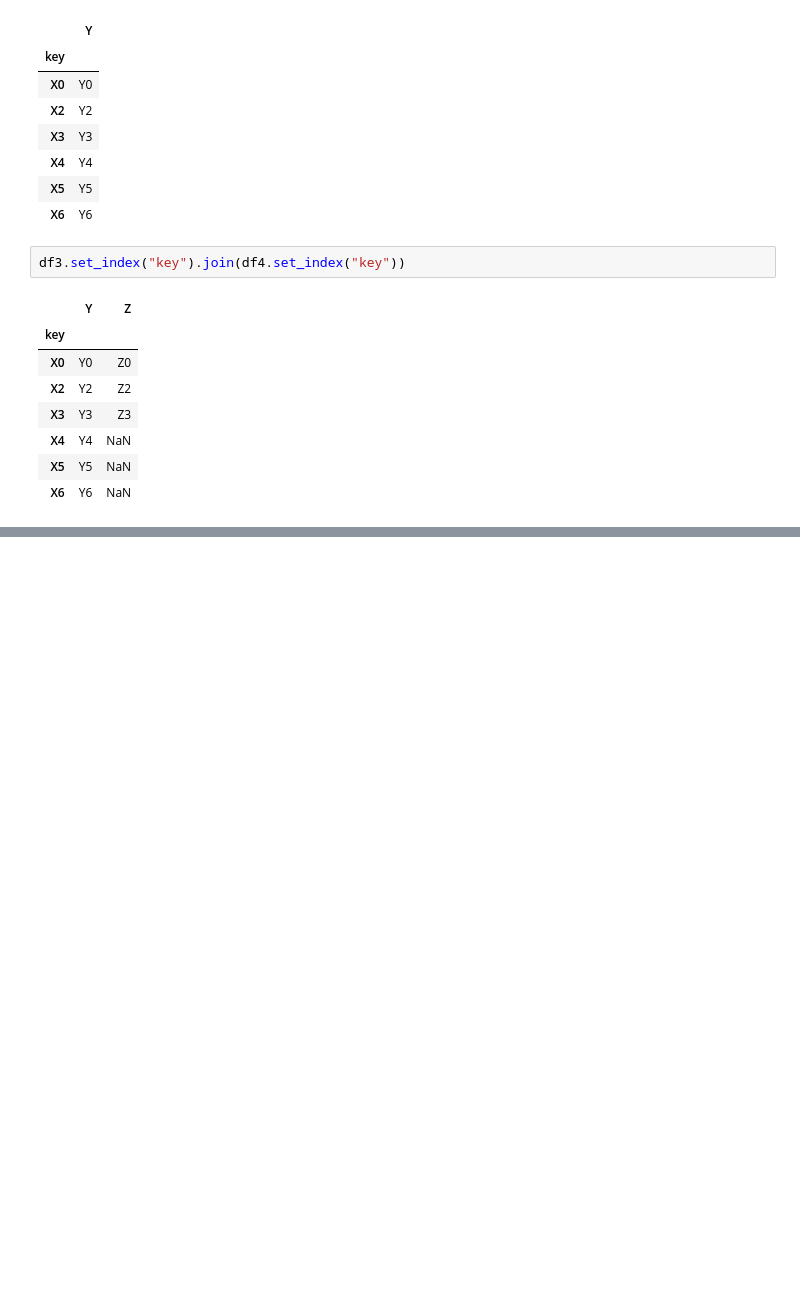
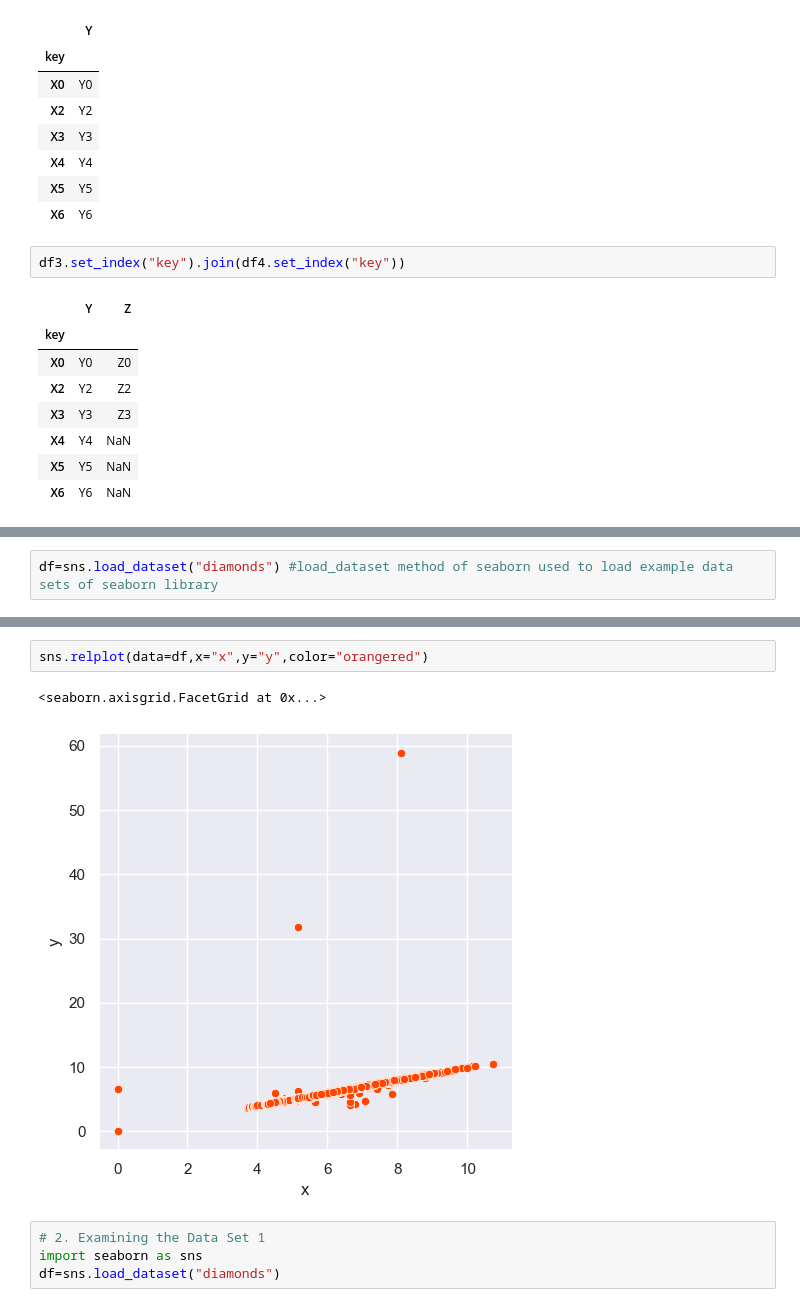
Before and after one commit to chshahid119/data-science-notes, a Jupyter notebook: Complete data science OakAcademy/Shahid Notes/pandas notebook/pandas01.ipynb, the cells around one changed output, grey strips where cells are left out. Cells and saved outputs as stored; diff of their text form; blank space fills up the shorter version.

```diff
--- a/Complete data science OakAcademy/Shahid Notes/pandas notebook/pandas01.ipynb
+++ b/Complete data science OakAcademy/Shahid Notes/pandas notebook/pandas01.ipynb
@@ -2495,0 +2500,2 @@ df3.set_index("key").join(df4.set_index("key"))
+# %%
+df=sns.load_dataset("diamonds") #load_dataset method of seaborn used to load example data sets of seaborn library
@@ -2495,0 +2522,9 @@ df3.set_index("key").join(df4.set_index("key"))
+# %%
+sns.relplot(data=df,x="x",y="y",color="orangered")
+# %% [output]
+<seaborn.axisgrid.FacetGrid at 0x...>
+[figure, added]
+# %%
+# 2. Examining the Data Set 1
+import seaborn as sns
+df=sns.load_dataset("diamonds")
```
Also changed, not shown: parts of 27 cells of this notebook.
